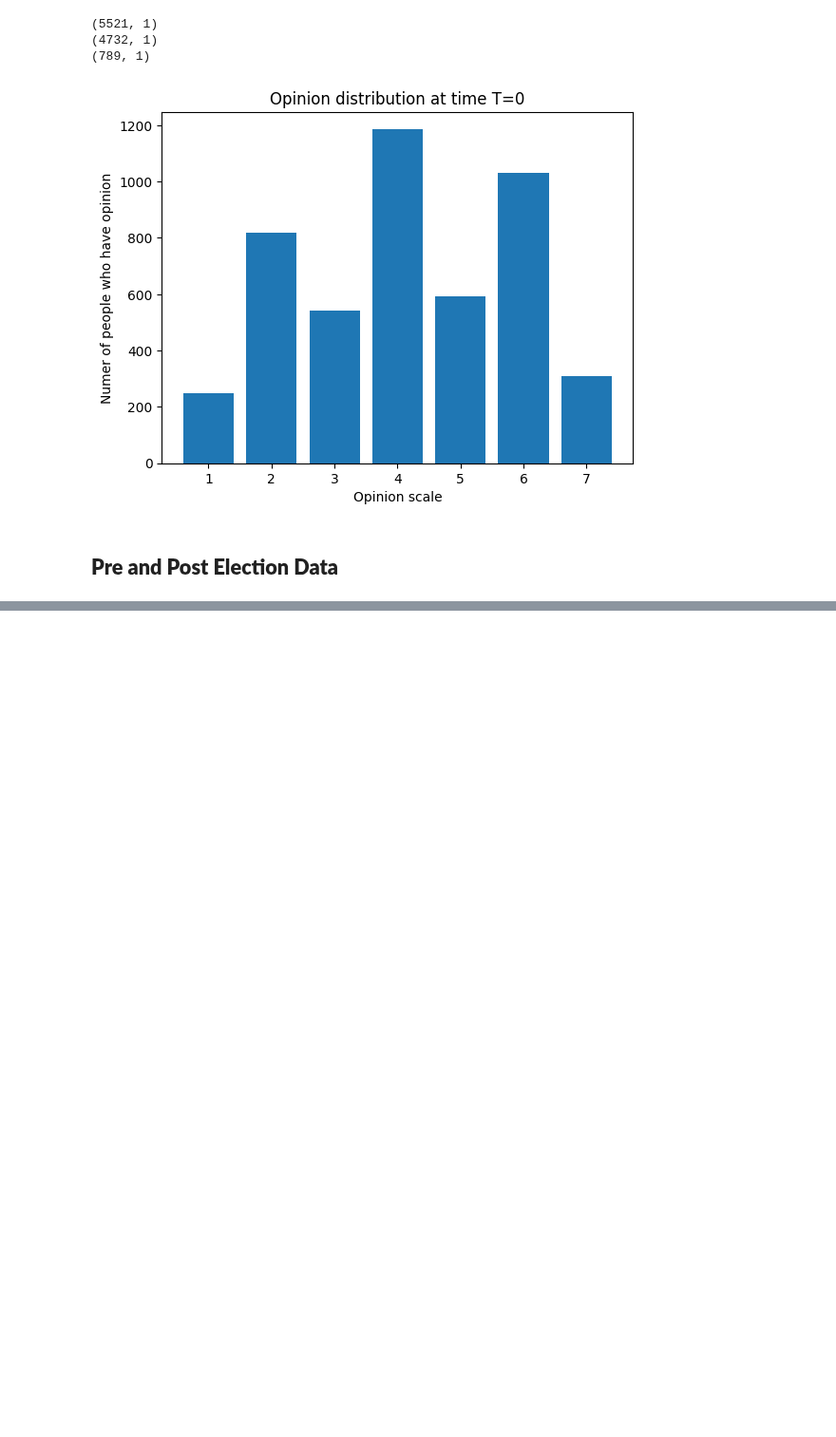
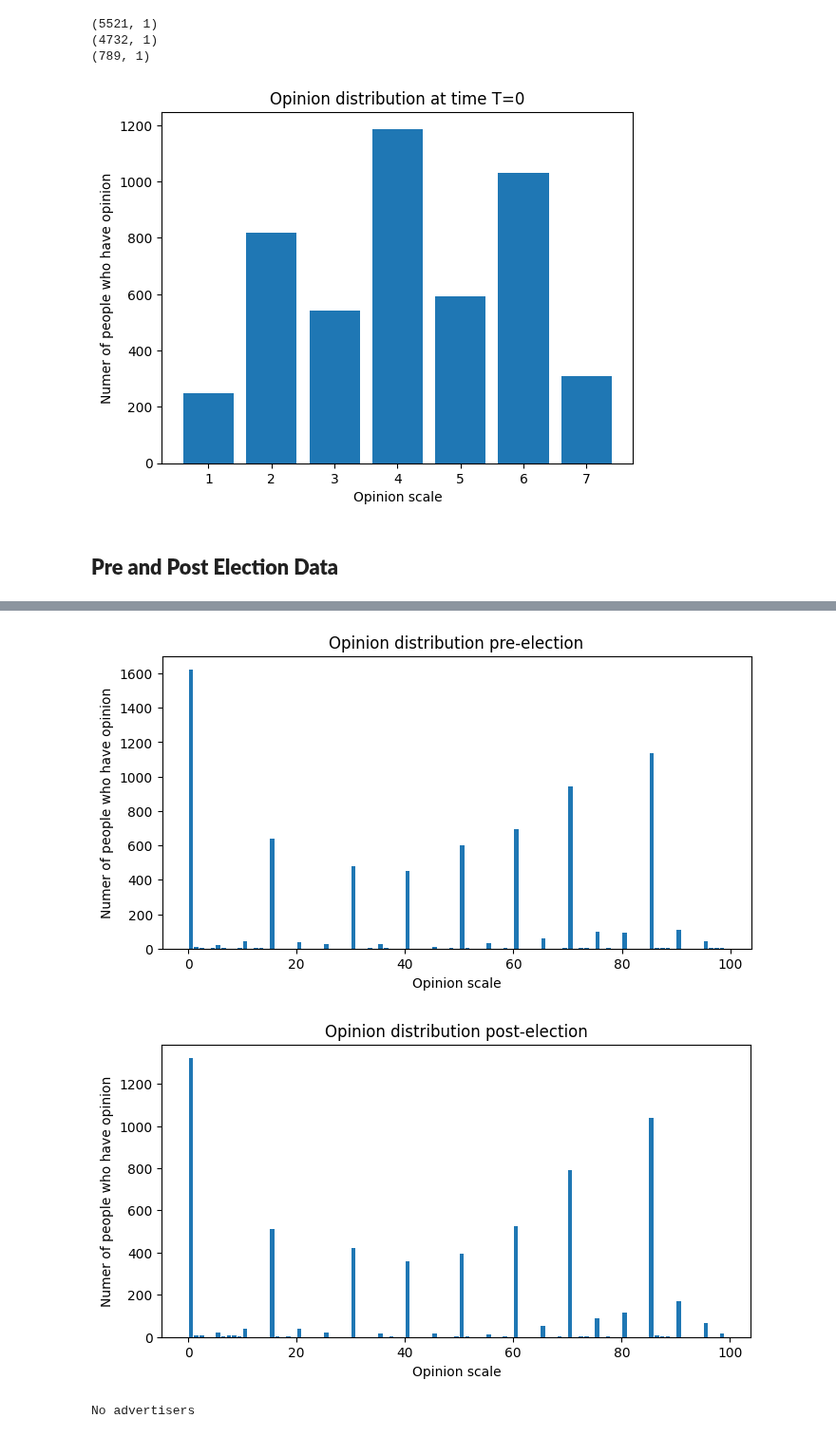
Before and after one commit to triptesh1212/industrial-maths-project-2, a Jupyter notebook: pollingdata2.ipynb, the cells around one changed output, grey strips where cells are left out. Shown at 95% size. Cells and saved outputs as stored; diff of their text form; code cells hidden in the pictures; blank space fills up the shorter version.

```diff
--- a/pollingdata2.ipynb
+++ b/pollingdata2.ipynb
@@ -63,0 +139,73 @@ plt.show()
+# %%
+data = pd.read_csv("anes_timeseries_2020_csv_20220210/anes_timeseries_2020_csv_20220210.csv", usecols = ['V201151', 'V202143'])
+
+remove = [-9, -4, 998]
+filtered = data[~(data['V201151'].isin(remove) | data['V202143'].isin(remove))]
+removed = data[(data['V201151'].isin(remove) | data['V202143'].isin(remove))]
+
+
+pre = filtered['V201151'].to_numpy()
+post = filtered['V202143'].to_numpy()
+
+
+def one_step(agent, agents):
+    observed_agents = np.round(agents)
+
+    selected = np.where(np.abs(observed_agents - agent) <= R)[0]
+
+    update = np.average(observed_agents[selected])
+
+    return update
+
+# initial state variables
+n = len(pre)
+m = 0
+R = 10
+
+rounds = 10
+
+# initialize the agents
+agents = pre.copy()
+agents_initial = np.copy(agents)
+
+agents_history = np.zeros((rounds+1, len(agents)))
+agents_history[0, :] = agents
+
+plt.figure(figsize=(8,4))
+plt.hist(pre, bins=np.arange(0, 100, 1), rwidth=0.8)
+plt.xlabel('Opinion scale')
+plt.ylabel('Numer of people who have opinion')
+plt.title(f"Opinion distribution pre-election")
+plt.show()
+
+plt.figure(figsize=(8,4))
+plt.hist(post, bins=np.arange(0, 100, 1), rwidth=0.8)
+plt.xlabel('Opinion scale')
+plt.ylabel('Numer of people who have opinion')
+plt.title(f"Opinion distribution post-election")
+plt.show()
+
+for r in range(rounds):
+    agents_next = np.zeros(len(agents))
+
+    for i, a in enumerate(agents):
+        agents_next[i] = one_step(a, agents)
+
+    agents = np.copy(agents_next)
+    agents_history[r+1, :] = agents
+
+    observed_opinion = np.round(agents_history)
+
+        # plt.figure(figsize=(8,4))
+        # plt.hist(np.round(agents), bins=np.arange(0, 100, 1), rwidth=0.8)
+        # plt.xlabel('Opinion scale')
+        # plt.ylabel('Numer of people who have opinion')
+        # plt.title(f"Opinion distribution post election - Model")
+        # plt.show()
+
+
+plot_opinions(observed_opinion, agents_initial, rounds=rounds, alpha=0.6)
+# %% [output]
+[figure, added]
+[figure, added]
+No advertisers
```
Also changed, not shown: parts of 7 cells of this notebook, 3 other files.
